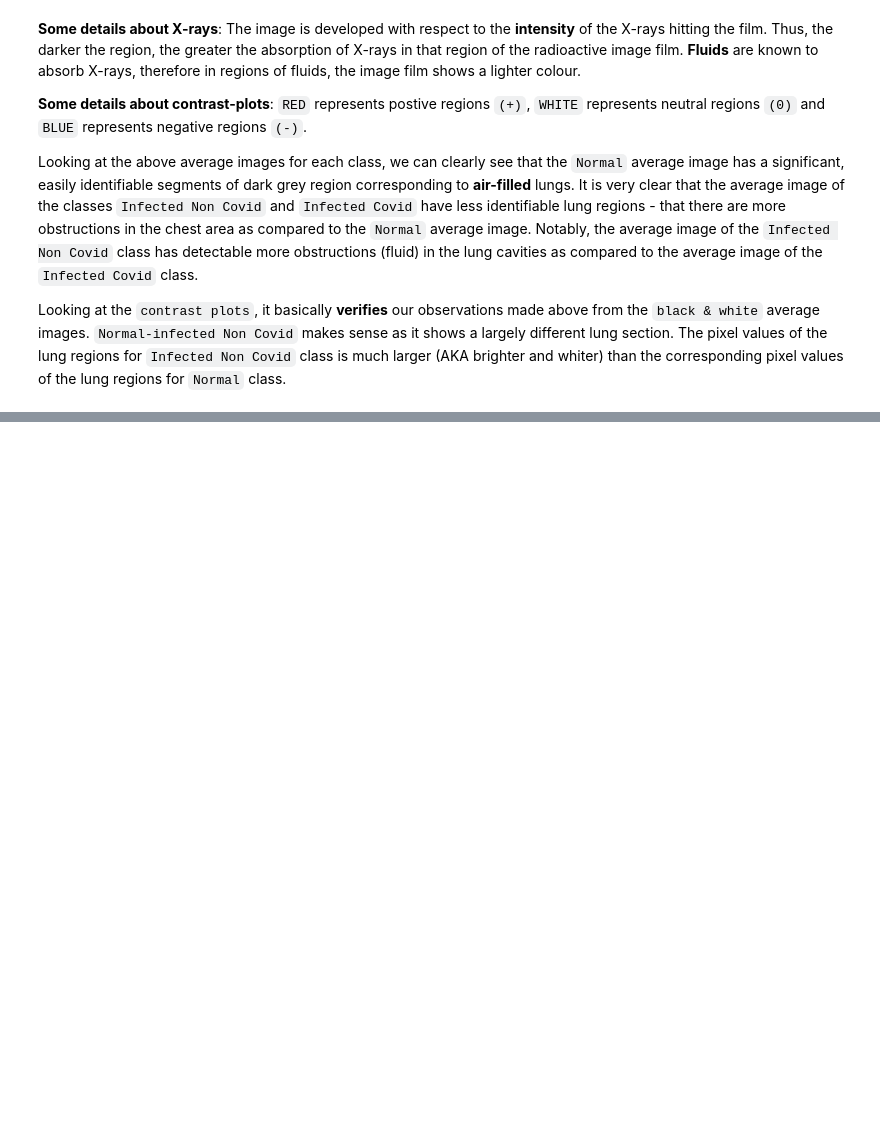
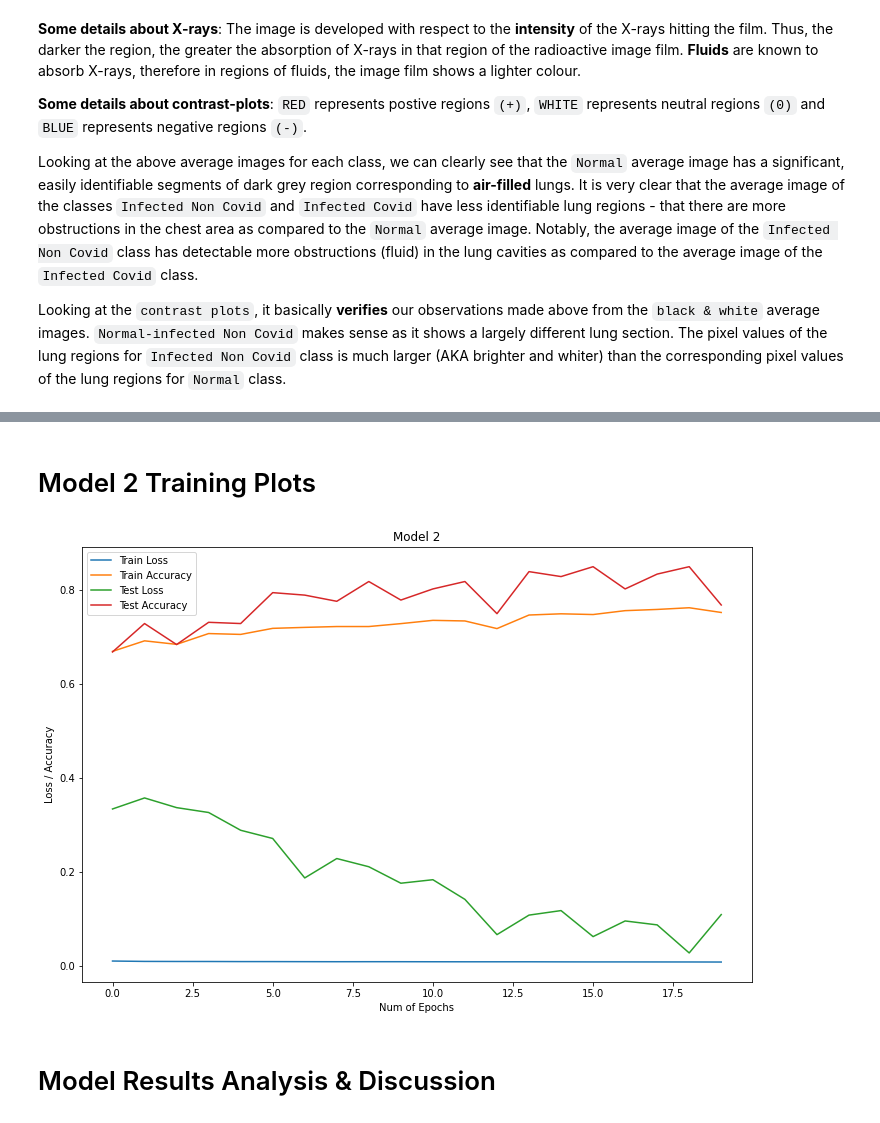
Before and after one commit to Etzernal/dlproj, a Jupyter notebook: SmallProjectSubmission.ipynb, the cells around one changed output, grey strips where cells are left out. Drawn from its saved outputs; the diff is of its cells as text; code cells hidden in the pictures; blank space fills up the shorter version.

```diff
--- a/SmallProjectSubmission.ipynb
+++ b/SmallProjectSubmission.ipynb
@@ -573,0 +484,2 @@ Better to have model with high overall accuracy or low true negatives/false posi
+# %%
+trainloss_history2, trainacc_history2, testloss_history2, testacc_history2 = train(model2, train_loader_normalized2, test_loader_normalized2, "model2")
@@ -573,0 +578,16 @@ Better to have model with high overall accuracy or low true negatives/false posi
+# %% [markdown]
+# Model 2 Training Plots
+# %%
+plt.figure(figsize=(12,8))
+plt.plot(trainloss_history2)
+plt.plot(trainacc_history2)
+plt.plot(testloss_history2)
+plt.plot(testacc_history2)
+
+plt.title("Model 2")
+plt.xlabel("Num of Epochs")
+plt.ylabel("Loss / Accuracy")
+plt.legend(["Train Loss", "Train Accuracy", "Test Loss", "Test Accuracy"])
+plt.show()
+# %% [output]
+[figure, added]
@@ -573,0 +637,2 @@ Better to have model with high overall accuracy or low true negatives/false posi
+# %% [markdown]
+# Model Results Analysis & Discussion
```
Also changed, not shown: parts of 57 cells of this notebook, 7 other files.
